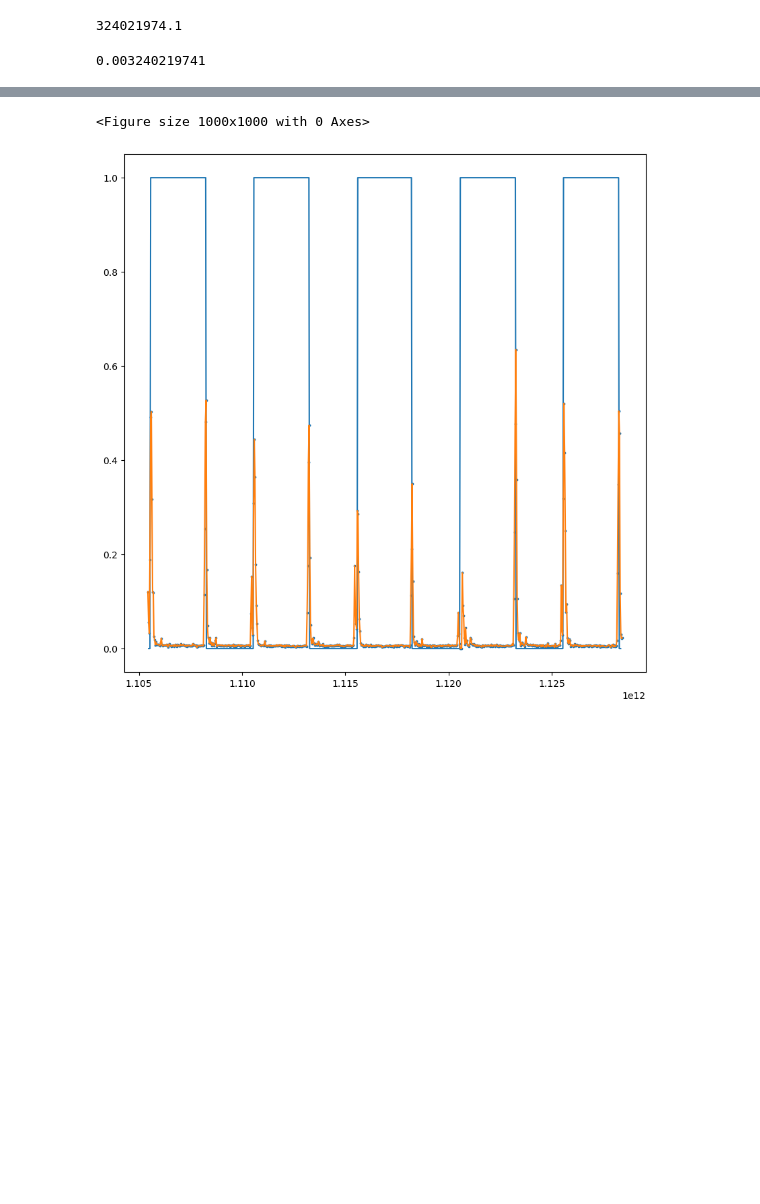
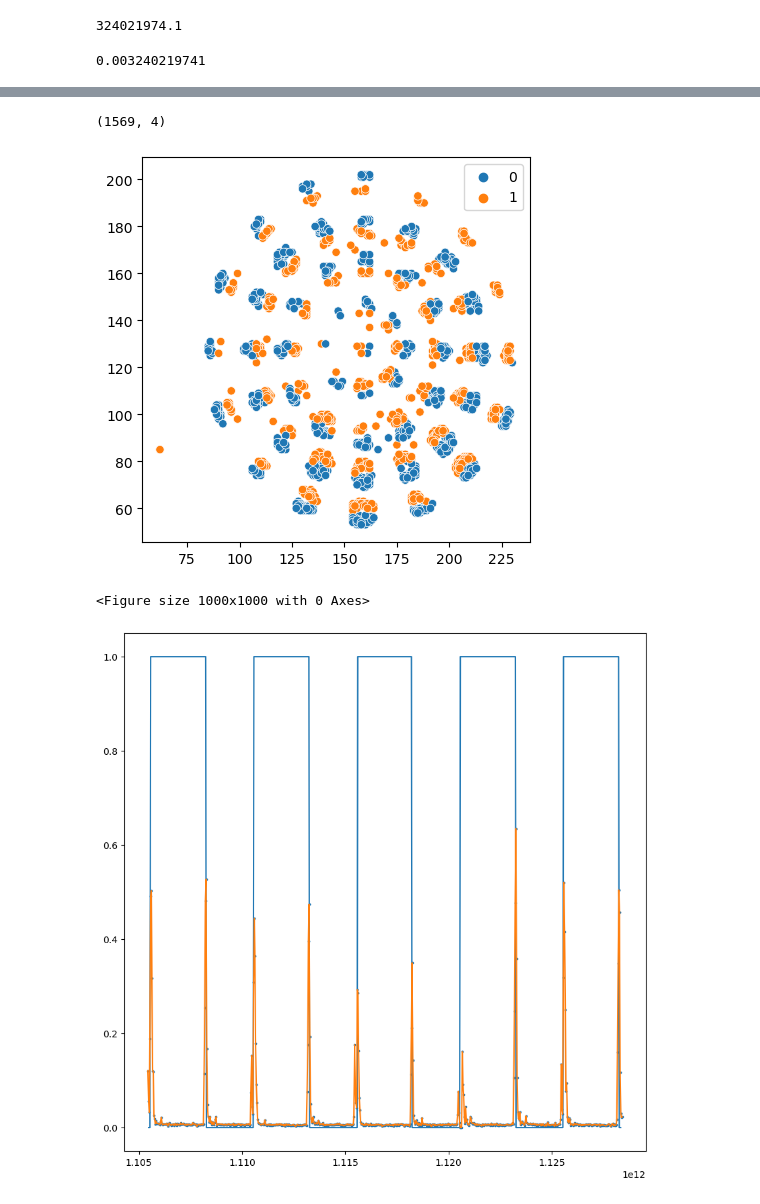
Before and after one commit to AdvancedResearchInnovationCenter/TactiGraph, a Jupyter notebook: src/end_to_end.ipynb, the cells around one changed output, grey strips where cells are left out. Saved outputs shown, nothing was run; the diff lists cells and outputs as text; code cells hidden in the pictures; blank space fills up the shorter version.

```diff
--- a/src/end_to_end.ipynb
+++ b/src/end_to_end.ipynb
@@ -228,0 +249,3 @@ for i, idx in enumerate(tqdm(cases_idx)):
+# %%
+cases_dict = {i+1: list_of_rotations[i][:2] for i in range(len(list_of_rotations))}
+cases_dict[0] = [0, 0]
@@ -228,0 +264,27 @@ for i, idx in enumerate(tqdm(cases_idx)):
+# %%
+def rotate_case(ev_arr, label, angle):
+    theta = np.radians(angle)
+    c, s = np.cos(theta), np.sin(theta)
+    R = np.array(((c, -s), (s, c)))
+
+    centered = ev_arr[:, :2] - np.array([157, 124])
+    rot_ev = (R @ centered.T).T + np.array([157, 124])
+
+    rot_v = np.array(cases_dict[label])
+    new_rot_v = R @ rot_v
+    #print(new_rot_v, cases_dict[label])
+
+    best_rot_diff = 100
+    best_rot_idx = 1
+    i = 1
+
+    for rot in list_of_rotations:
+        diff_vals = np.sqrt( np.power(rot[0] - new_rot_v[0], 2) +  np.power(rot[1] - new_rot_v[1], 2))
+        if best_rot_diff > diff_vals:
+            best_rot_diff = diff_vals
+            best_rot_idx = i
+        i = i + 1
+
+    return best_rot_idx, np.concatenate([rot_ev.astype(int), ev_arr[:, 2:]], -1)
+
+rotate_case(event_arrays[13], label_contact_case[13], 180)
@@ -229,3 +310,5 @@ for i, idx in enumerate(tqdm(cases_idx)):
+# %%
+new_lab, new_ev_arr = rotate_case(event_arrays[13], label_contact_case[13], 180)
 # %%
 import seaborn as sns
 def plot(ev):
@@ -241,3 +325,8 @@ plot(event_arrays[52])
+# %%
+plot(new_ev_arr)
+# %% [output]
+(1569, 4)
+[figure, added]
 # %%
 plt.figure(figsize=(10 , 10))
 case = 1
```
Also changed, not shown: parts of 11 cells of this notebook, 12 other files.
